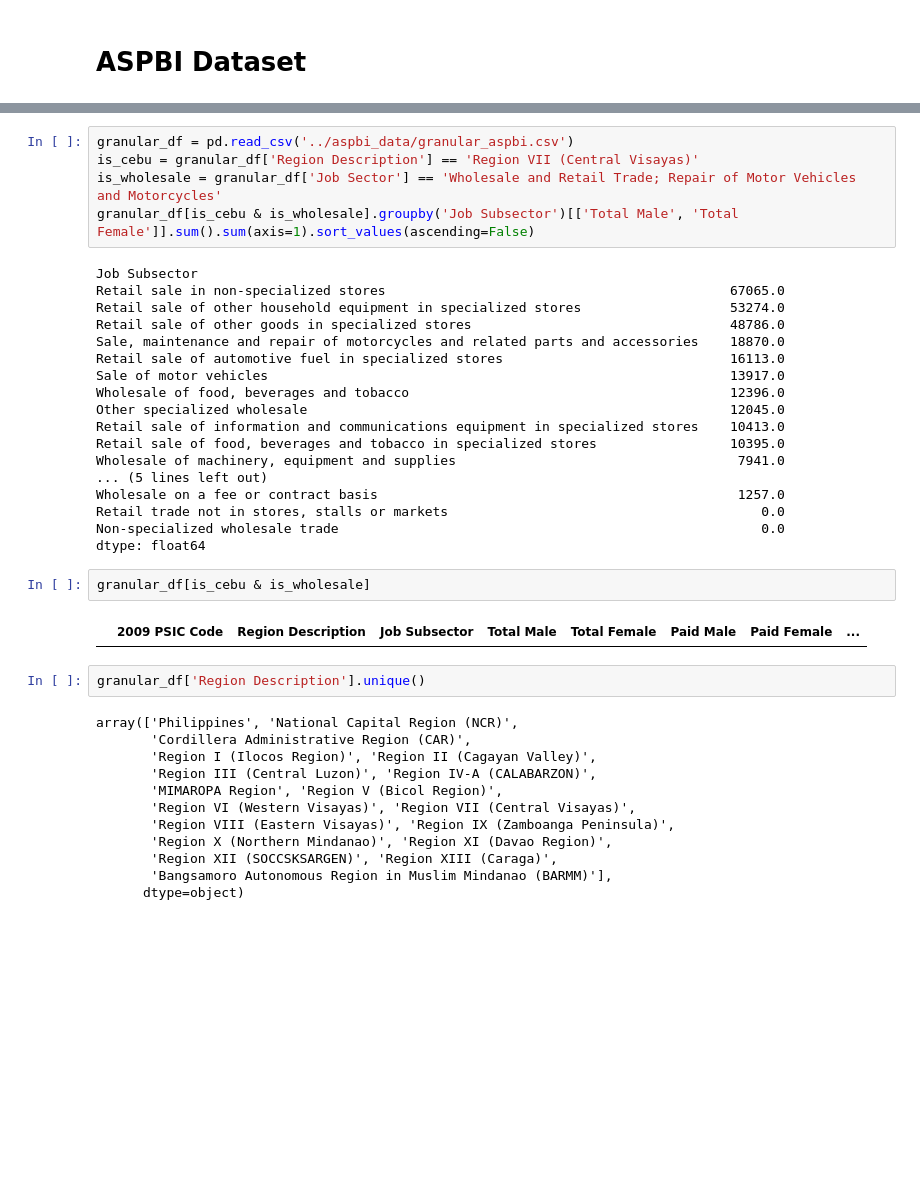
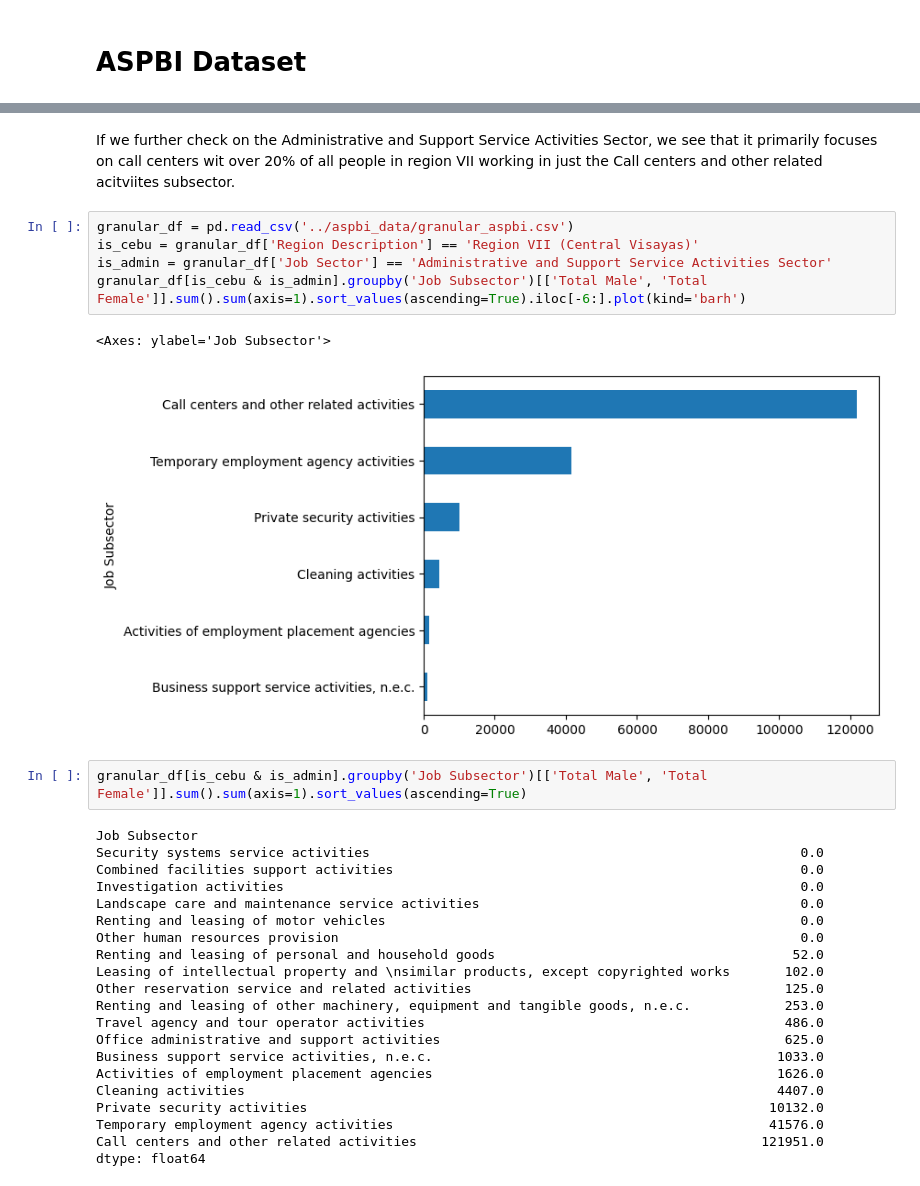
Before and after one commit to BSDSBA-JF/wadwani_intern, a Jupyter notebook: 02_ecosystem_analysis/region_7/eda.ipynb, the cells around one changed output, grey strips where cells are left out. Saved outputs shown, nothing was run; the diff lists cells and outputs as text; blank space fills up the shorter version.

```diff
--- a/02_ecosystem_analysis/region_7/eda.ipynb
+++ b/02_ecosystem_analysis/region_7/eda.ipynb
@@ -13,41 +61,33 @@ aggregated_df[is_cebu].groupby('Job Sector')['Total'].sum().sort_values(ascendin
+# %% [markdown]
+If we further check on the Administrative and Support Service Activities Sector, we see that it primarily focuses on call centers wit over 20% of all people in region VII working in just the Call centers and other related acitviites subsector.
 # %%
 granular_df = pd.read_csv('../aspbi_data/granular_aspbi.csv')
 is_cebu = granular_df['Region Description'] == 'Region VII (Central Visayas)'
-is_wholesale = granular_df['Job Sector'] == 'Wholesale and Retail Trade; Repair of Motor Vehicles and Motorcycles'
-granular_df[is_cebu & is_wholesale].groupby('Job Subsector')[['Total Male', 'Total Female']].sum().sum(axis=1).sort_values(ascending=False)
+is_admin = granular_df['Job Sector'] == 'Administrative and Support Service Activities Sector'
+granular_df[is_cebu & is_admin].groupby('Job Subsector')[['Total Male', 'Total Female']].sum().sum(axis=1).sort_values(ascending=True).iloc[-6:].plot(kind='barh')
 # %% [output]
-Job Subsector
-Retail sale in non-specialized stores                                            67065.0
-Retail sale of other household equipment in specialized stores                   53274.0
-Retail sale of other goods in specialized stores                                 48786.0
-Sale, maintenance and repair of motorcycles and related parts and accessories    18870.0
-Retail sale of automotive fuel in specialized stores                             16113.0
-Sale of motor vehicles                                                           13917.0
-Wholesale of food, beverages and tobacco                                         12396.0
-Other specialized wholesale                                                      12045.0
-Retail sale of information and communications equipment in specialized stores    10413.0
-Retail sale of food, beverages and tobacco in specialized stores                 10395.0
-Wholesale of machinery, equipment and supplies                                    7941.0
-... (5 lines left out)
-Wholesale on a fee or contract basis                                              1257.0
-Retail trade not in stores, stalls or markets                                        0.0
-Non-specialized wholesale trade                                                      0.0
-dtype: float64
+<Axes: ylabel='Job Subsector'>
+[figure, added]
-# %%
-granular_df[is_cebu & is_wholesale]
-# %% [output]
-|  | 2009 PSIC Code | Region Description | Job Subsector | Total Male | Total Female | Paid Male | Paid Female | ... |
-# %%
-granular_df['Region Description'].unique()
-# %% [output]
-array(['Philippines', 'National Capital Region (NCR)',
-       'Cordillera Administrative Region (CAR)',
-       'Region I (Ilocos Region)', 'Region II (Cagayan Valley)',
-       'Region III (Central Luzon)', 'Region IV-A (CALABARZON)',
-       'MIMAROPA Region', 'Region V (Bicol Region)',
-       'Region VI (Western Visayas)', 'Region VII (Central Visayas)',
-       'Region VIII (Eastern Visayas)', 'Region IX (Zamboanga Peninsula)',
-       'Region X (Northern Mindanao)', 'Region XI (Davao Region)',
-       'Region XII (SOCCSKSARGEN)', 'Region XIII (Caraga)',
-       'Bangsamoro Autonomous Region in Muslim Mindanao (BARMM)'],
-      dtype=object)
+# %%
+granular_df[is_cebu & is_admin].groupby('Job Subsector')[['Total Male', 'Total Female']].sum().sum(axis=1).sort_values(ascending=True)
+# %% [output]
+Job Subsector
+Security systems service activities                                                       0.0
+Combined facilities support activities                                                    0.0
+Investigation activities                                                                  0.0
+Landscape care and maintenance service activities                                         0.0
+Renting and leasing of motor vehicles                                                     0.0
+Other human resources provision                                                           0.0
+Renting and leasing of personal and household goods                                      52.0
+Leasing of intellectual property and \nsimilar products, except copyrighted works       102.0
+Other reservation service and related activities                                        125.0
+Renting and leasing of other machinery, equipment and tangible goods, n.e.c.            253.0
+Travel agency and tour operator activities                                              486.0
+Office administrative and support activities                                            625.0
+Business support service activities, n.e.c.                                            1033.0
+Activities of employment placement agencies                                            1626.0
+Cleaning activities                                                                    4407.0
+Private security activities                                                           10132.0
+Temporary employment agency activities                                                41576.0
+Call centers and other related activities                                            121951.0
+dtype: float64
```
Also changed, not shown: parts of 16 cells of this notebook, 9 other files.
